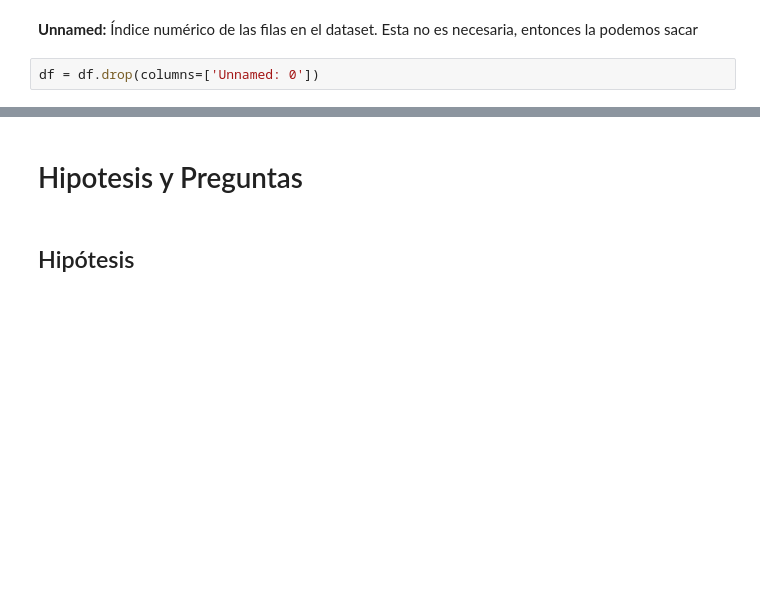
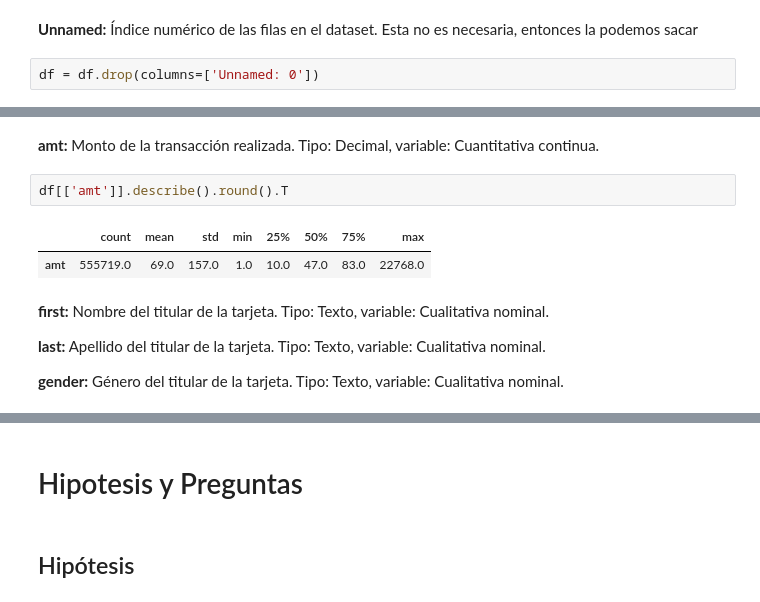
Before and after one commit to Frankuli/Data-Science-I, a Jupyter notebook: ProyectoDS_Fraude_Manassero.ipynb, the cells around one changed output, grey strips where cells are left out. Cells and saved outputs as stored; diff of their text form; blank space fills up the shorter version.

```diff
--- a/ProyectoDS_Fraude_Manassero.ipynb
+++ b/ProyectoDS_Fraude_Manassero.ipynb
@@ -72,0 +121,13 @@ df = df.drop(columns=['Unnamed: 0'])
+# %% [markdown]
+**amt:** Monto de la transacción realizada. Tipo: Decimal, variable: Cuantitativa continua.
+# %%
+df[['amt']].describe().round().T
+# %% [output]
+|  | count | mean | std | min | 25% | 50% | 75% | max |
+| amt | 555719.0 | 69.0 | 157.0 | 1.0 | 10.0 | 47.0 | 83.0 | 22768.0 |
+# %% [markdown]
+**first:** Nombre del titular de la tarjeta. Tipo: Texto, variable: Cualitativa nominal.
+
+**last:** Apellido del titular de la tarjeta. Tipo: Texto, variable: Cualitativa nominal.
+
+**gender:** Género del titular de la tarjeta. Tipo: Texto, variable: Cualitativa nominal.
```
Also changed, not shown: parts of 25 cells of this notebook, 2 other files.
